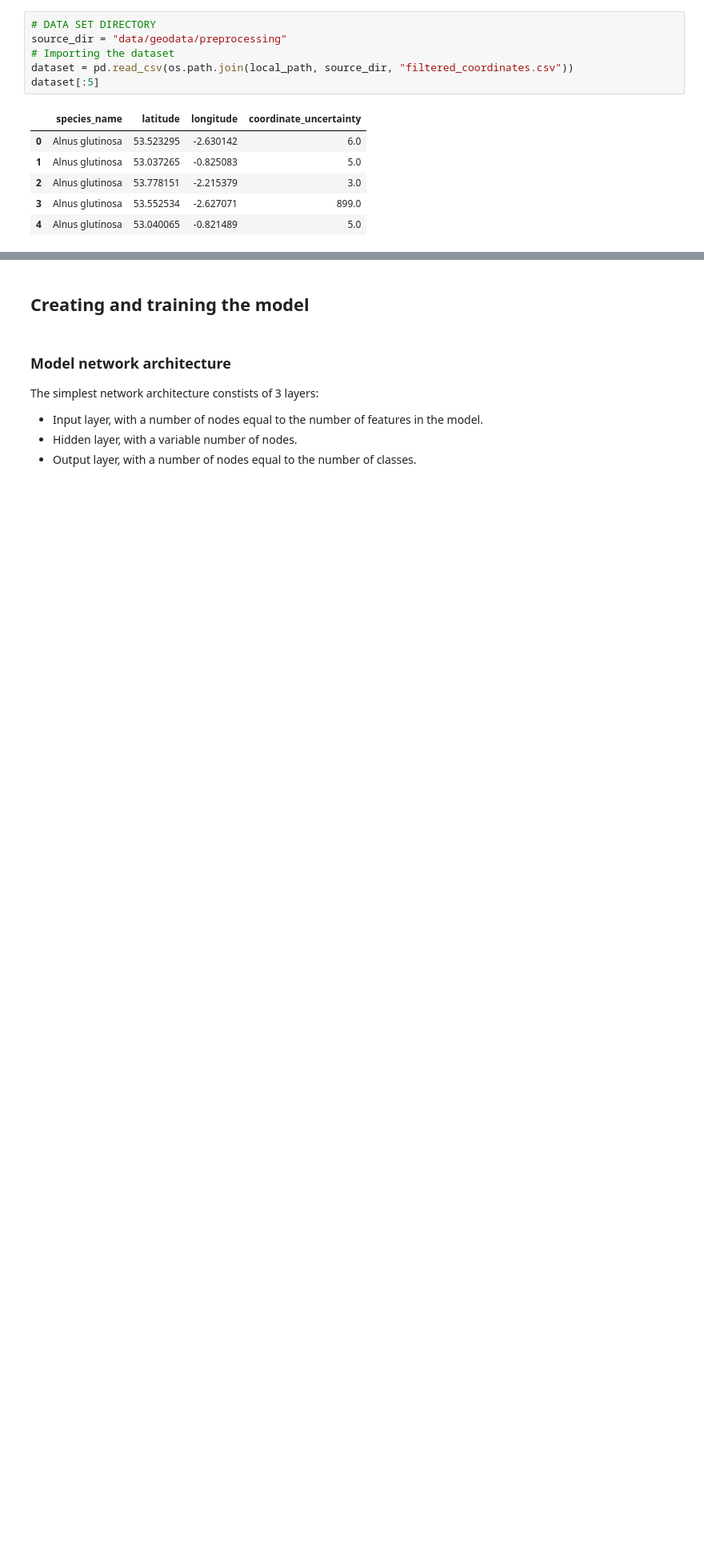
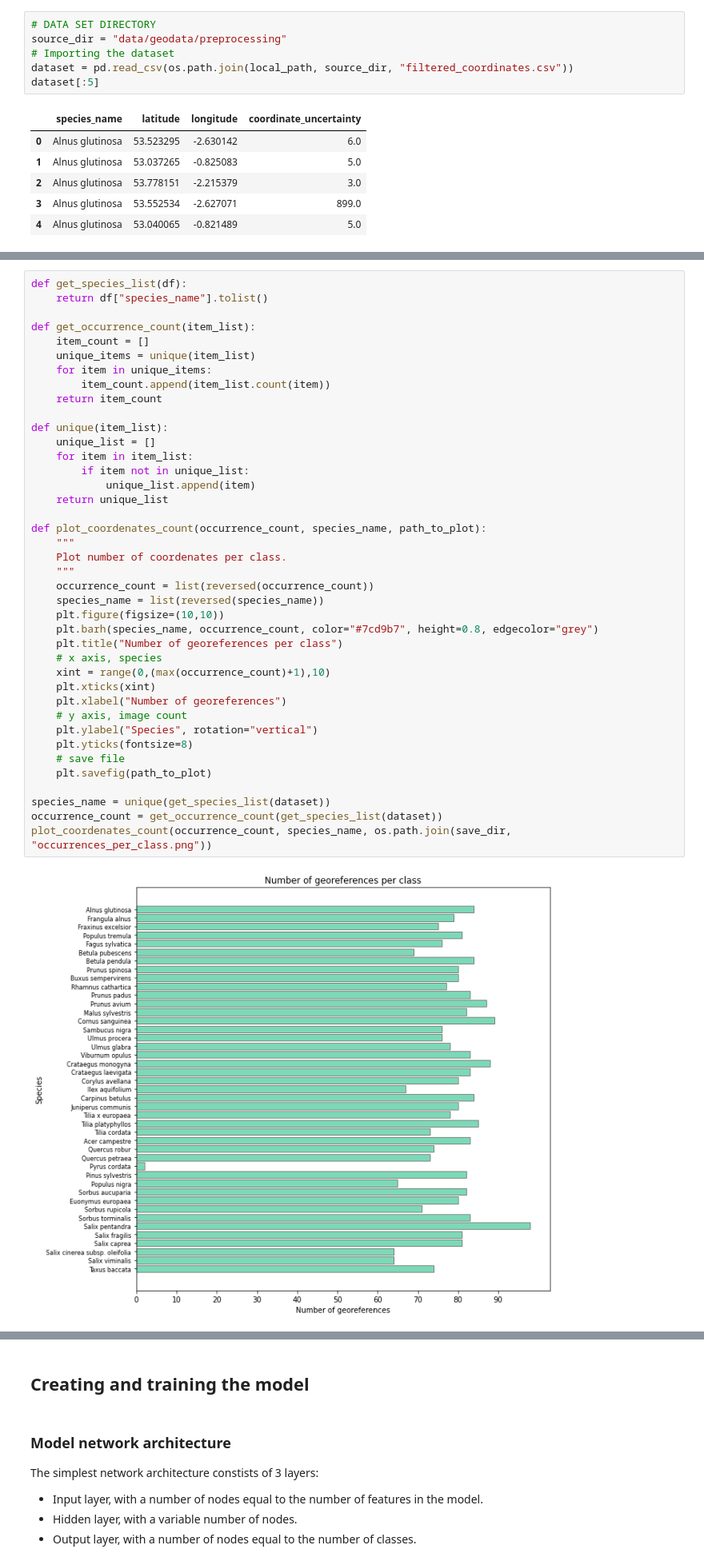
Before and after one commit to bertagallegoprm/Deep-learning-classifiers-for-plant-identification, a Jupyter notebook: models/geodata/_geodata_classifier_template.ipynb, the cells around one changed output, grey strips where cells are left out. Shown at 80% size. Drawn from its saved outputs; the diff is of its cells as text; blank space fills up the shorter version.

```diff
--- a/models/geodata/_geodata_classifier_template.ipynb
+++ b/models/geodata/_geodata_classifier_template.ipynb
@@ -51,0 +91,42 @@ shape_file = os.path.join(local_path,"data/geodata/uk_maps/GBR_adm0.shp") # UK m
+# %%
+def get_species_list(df):
+    return df["species_name"].tolist()
+
+def get_occurrence_count(item_list):
+    item_count = []
+    unique_items = unique(item_list)
+    for item in unique_items:
+        item_count.append(item_list.count(item))
+    return item_count
+
+def unique(item_list):
+    unique_list = []
+    for item in item_list:
+        if item not in unique_list:
+            unique_list.append(item)
+    return unique_list
+
+def plot_coordenates_count(occurrence_count, species_name, path_to_plot):
+    """
+    Plot number of coordenates per class.
+    """
+    occurrence_count = list(reversed(occurrence_count))
+    species_name = list(reversed(species_name))
+    plt.figure(figsize=(10,10))
+    plt.barh(species_name, occurrence_count, color="#7cd9b7", height=0.8, edgecolor="grey")
+    plt.title("Number of georeferences per class")
+    # x axis, species
+    xint = range(0,(max(occurrence_count)+1),10)
+    plt.xticks(xint)
+    plt.xlabel("Number of georeferences")
+    # y axis, image count
+    plt.ylabel("Species", rotation="vertical")
+    plt.yticks(fontsize=8)
+    # save file
+    plt.savefig(path_to_plot)
+
+species_name = unique(get_species_list(dataset))
+occurrence_count = get_occurrence_count(get_species_list(dataset))
+plot_coordenates_count(occurrence_count, species_name, os.path.join(save_dir, "occurrences_per_class.png"))
+# %% [output]
+[figure, added]
```
Also changed, not shown: parts of 22 cells of this notebook.
